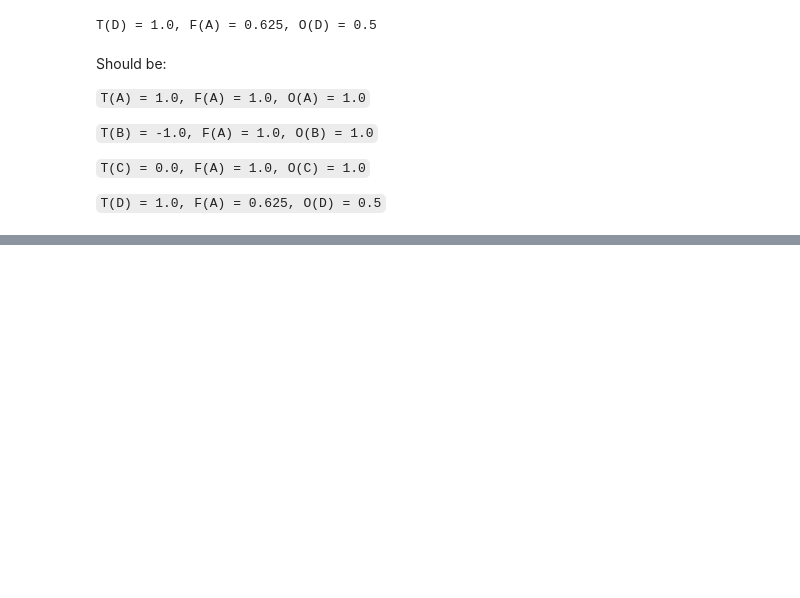
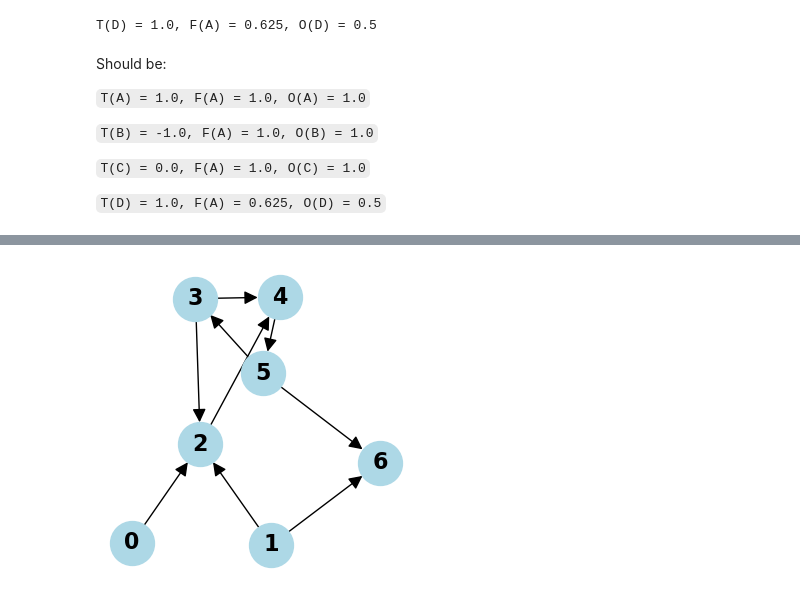
Before and after one commit to gabrielle9/7UN3_1N_DR0P_0U7, a Jupyter notebook: hierarchy_metrics.ipynb, the cells around one changed output, grey strips where cells are left out. Drawn from its saved outputs; the diff is of its cells as text; code cells hidden in the pictures; blank space fills up the shorter version.

```diff
--- a/hierarchy_metrics.ipynb
+++ b/hierarchy_metrics.ipynb
@@ -421,0 +425,23 @@ Should be:
+# %%
+# adjacency matrix for a simple example graph
+adj_e = np.array([
+    [0, 0, 1, 0, 0, 0, 0],
+    [0, 0, 1, 0, 0, 0, 1],
+    [0, 0, 0, 0, 1, 0, 0],
+    [0, 0, 1, 0, 1, 0, 0],
+    [0, 0, 0, 0, 0, 1, 0],
+    [0, 0, 0, 1, 0, 0, 1],
+    [0, 0, 0, 0, 0, 0, 0],
+])
+
+# Create a directed graph from the adjacency matrix.
+g_e = nx.from_numpy_array(adj_e, create_using=nx.DiGraph)
+
+# Display the graph as a tree
+plt.figure(figsize=(3, 3))
+pos = nx.spring_layout(g_e)
+nx.draw(g_e, pos, with_labels=True, node_color='lightblue', node_size=1000, font_size=16, font_weight='bold', arrowsize=20)
+plt.axis('off')
+plt.show()
+# %% [output]
+[figure, added]
```
Also changed, not shown: parts of 6 cells of this notebook, 2 other files.
